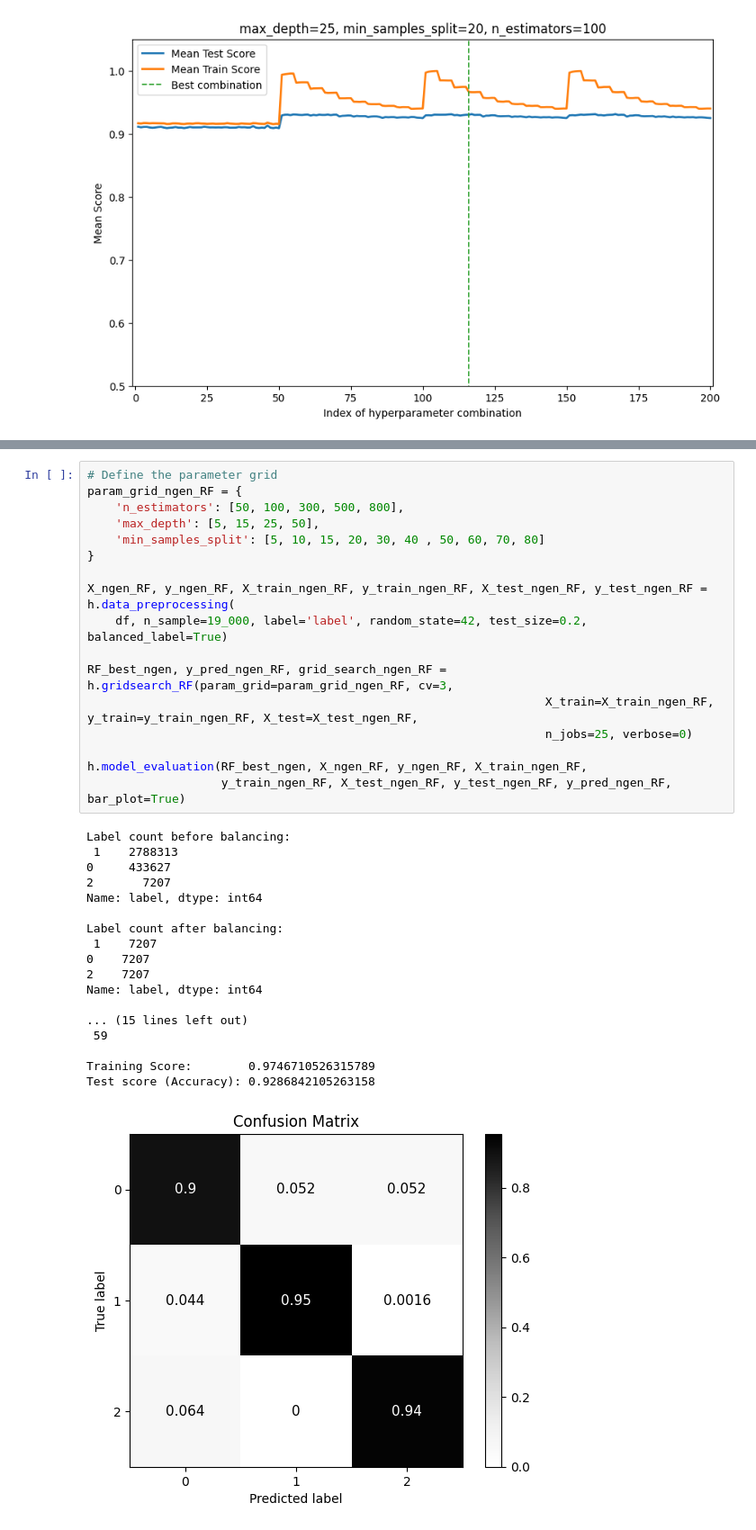
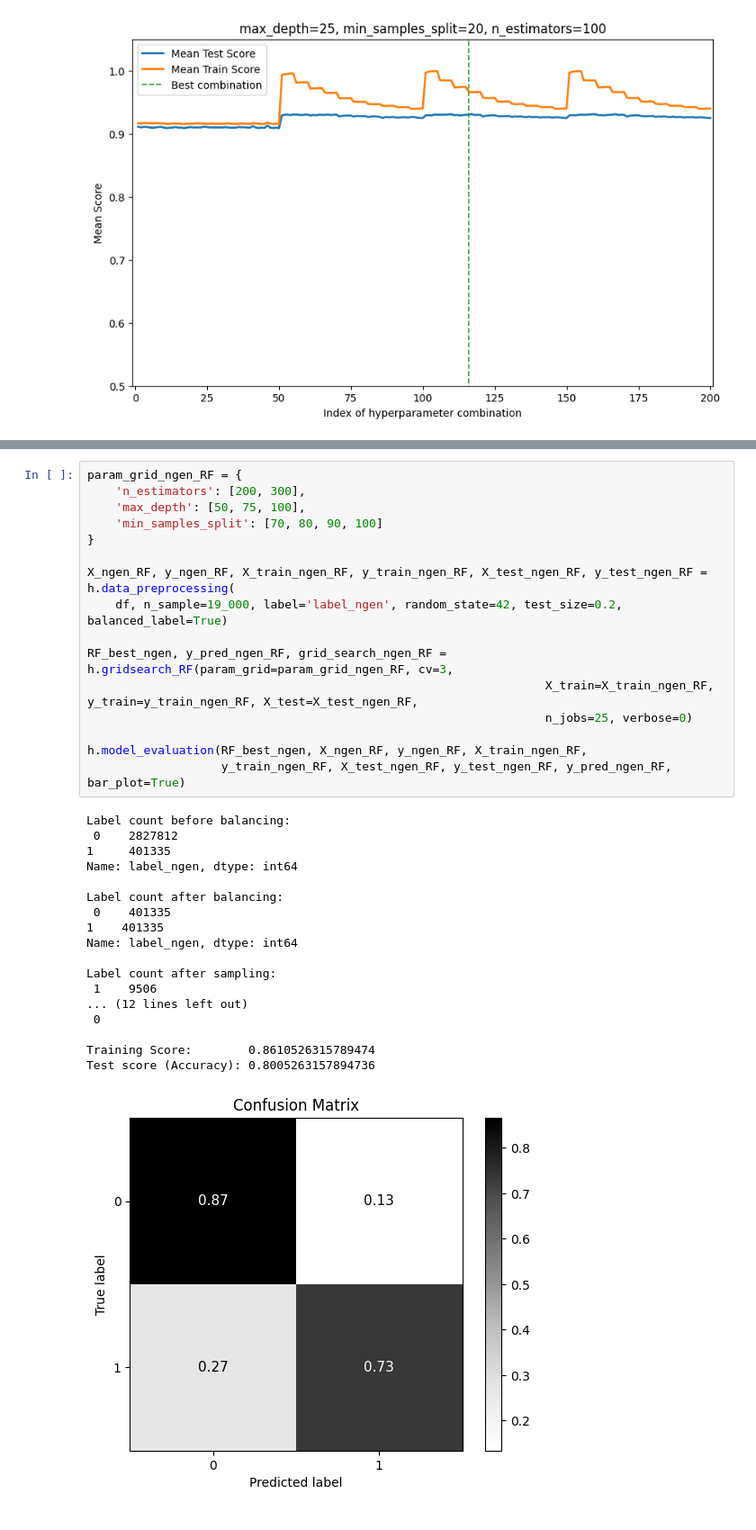
Before and after one commit to Berto70/hm_bbh, a Jupyter notebook: group_07_2324.ipynb, the cells around one changed output, grey strips where cells are left out. Shown at 90% size. Cells and saved outputs as stored; diff of their text form.

```diff
--- a/group_07_2324.ipynb
+++ b/group_07_2324.ipynb
@@ -562,36 +562,35 @@ With this combination the RF model reaches a test accuracy ~93%. If we look at t
 # %%
-# Define the parameter grid
 param_grid_ngen_RF = {
-    'n_estimators': [50, 100, 300, 500, 800],
-    'max_depth': [5, 15, 25, 50],
-    'min_samples_split': [5, 10, 15, 20, 30, 40 , 50, 60, 70, 80]
+    'n_estimators': [200, 300],
+    'max_depth': [50, 75, 100],
+    'min_samples_split': [70, 80, 90, 100]
 }
 
 X_ngen_RF, y_ngen_RF, X_train_ngen_RF, y_train_ngen_RF, X_test_ngen_RF, y_test_ngen_RF = h.data_preprocessing(
-    df, n_sample=19_000, label='label', random_state=42, test_size=0.2, balanced_label=True)
+    df, n_sample=19_000, label='label_ngen', random_state=42, test_size=0.2, balanced_label=True)
 
 RF_best_ngen, y_pred_ngen_RF, grid_search_ngen_RF = h.gridsearch_RF(param_grid=param_grid_ngen_RF, cv=3,
                                                                  X_train=X_train_ngen_RF, y_train=y_train_ngen_RF, X_test=X_test_ngen_RF,
                                                                  n_jobs=25, verbose=0)
 
 h.model_evaluation(RF_best_ngen, X_ngen_RF, y_ngen_RF, X_train_ngen_RF,
                    y_train_ngen_RF, X_test_ngen_RF, y_test_ngen_RF, y_pred_ngen_RF, bar_plot=True)
 # %% [output]
 Label count before balancing:
- 1    2788313
-0     433627
-2       7207
-Name: label, dtype: int64
+ 0    2827812
+1     401335
+Name: label_ngen, dtype: int64
 
 Label count after balancing:
- 1    7207
-0    7207
-2    7207
-Name: label, dtype: int64
+ 0    401335
+1    401335
+Name: label_ngen, dtype: int64
 
-... (15 lines left out)
- 59
+Label count after sampling:
+ 1    9506
+... (12 lines left out)
+ 0
 
-Training Score:        0.9746710526315789
-Test score (Accuracy): 0.9286842105263158
+Training Score:        0.8610526315789474
+Test score (Accuracy): 0.8005263157894736
-[figure, old version]
+[figure, new version]
```
Also changed, not shown: parts of 20 cells of this notebook.
